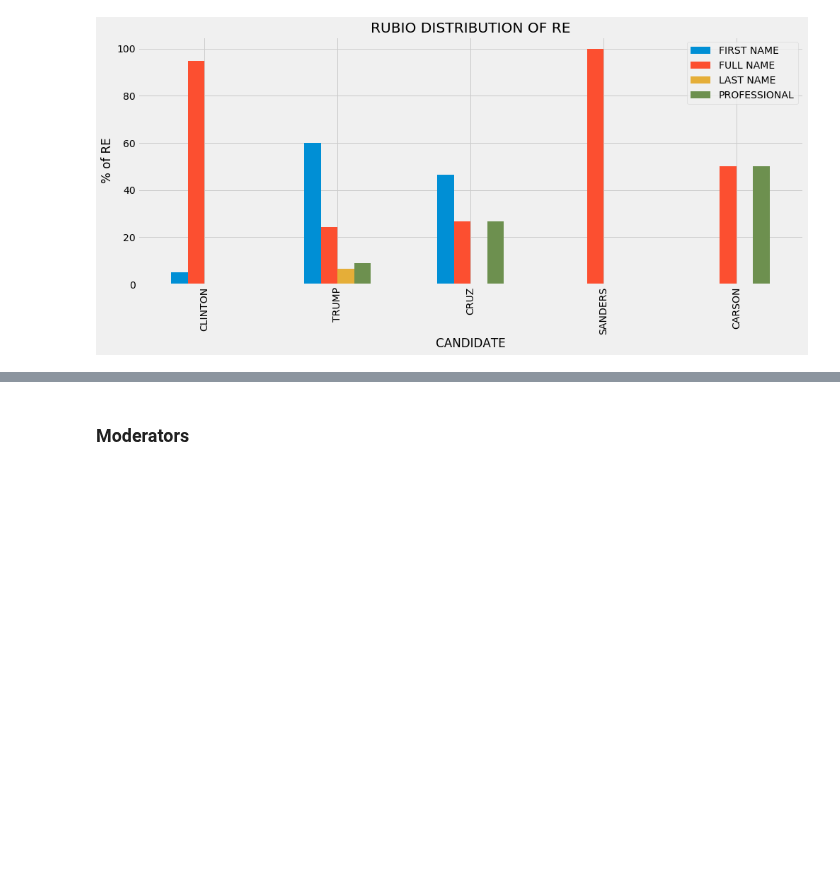
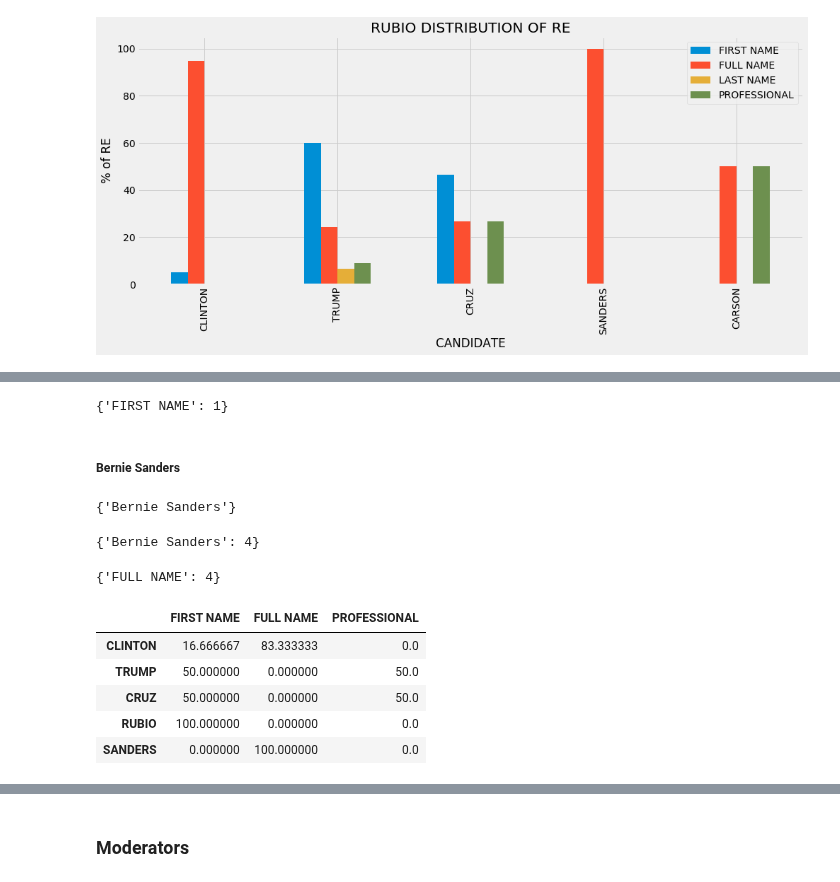
Before and after one commit to Data-Science-for-Linguists/2016-Debates-and-Referring-Expressions, a Jupyter notebook: analysis.ipynb, the cells around one changed output, grey strips where cells are left out. Cells and saved outputs as stored; diff of their text form; code cells hidden in the pictures; blank space fills up the shorter version.

```diff
--- a/analysis.ipynb
+++ b/analysis.ipynb
@@ -1271,0 +1356,42 @@ plt.show()
+# %%
+carson_rubio_REtype_freq = get_re_type_freq(rubio_re_maps, carson_rubio_freq)
+carson_rubio_REtype_freq
+# %% [output]
+{'FIRST NAME': 1}
+# %% [markdown]
+##### Bernie Sanders
+# %%
+carson_REsanders = get_RE_for_label(carson['Tree'], "Bernie Sanders")
+set(carson_REsanders)
+# %% [output]
+{'Bernie Sanders'}
+# %%
+carson_sanders_freq = {re: carson_REsanders.count(re) for re in carson_REsanders}
+carson_sanders_freq
+# %% [output]
+{'Bernie Sanders': 4}
+# %%
+carson_sanders_REtype_freq = get_re_type_freq(sanders_re_maps, carson_sanders_freq)
+carson_sanders_REtype_freq
+# %% [output]
+{'FULL NAME': 4}
+# %%
+distribution_carson = pd.DataFrame([carson_clinton_REtype_freq, carson_trump_REtype_freq, carson_cruz_REtype_freq, carson_rubio_REtype_freq, carson_sanders_REtype_freq], index = ["CLINTON", 'TRUMP', 'CRUZ', 'RUBIO', 'SANDERS'])
+distribution_carson.fillna(0, inplace=True)
+
+distribution_carson['TOTAL']=distribution_carson.sum(axis=1)
+
+#Get the percentage of each type of RE for each candidate.
+distribution_carson['FIRST NAME'] = distribution_carson['FIRST NAME']/distribution_carson['TOTAL']*100
+distribution_carson['FULL NAME'] = distribution_carson['FULL NAME']/distribution_carson['TOTAL']*100
+distribution_carson['PROFESSIONAL'] = distribution_carson['PROFESSIONAL']/distribution_carson['TOTAL']*100
+
+del distribution_carson['TOTAL']
+distribution_carson.head(6)
+# %% [output]
+|  | FIRST NAME | FULL NAME | PROFESSIONAL |
+| CLINTON | 16.666667 | 83.333333 | 0.0 |
+| TRUMP | 50.000000 | 0.000000 | 50.0 |
+| CRUZ | 50.000000 | 0.000000 | 50.0 |
+| RUBIO | 100.000000 | 0.000000 | 0.0 |
+| SANDERS | 0.000000 | 100.000000 | 0.0 |
```
Also changed, not shown: parts of 47 cells of this notebook.
